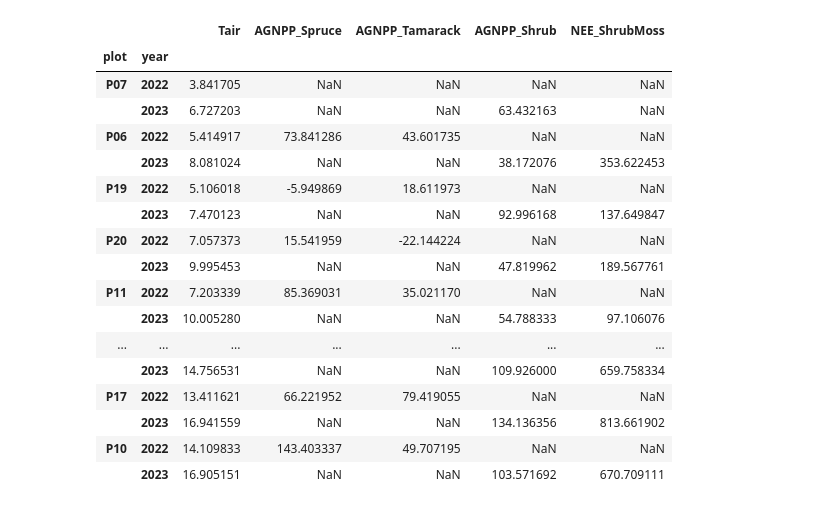
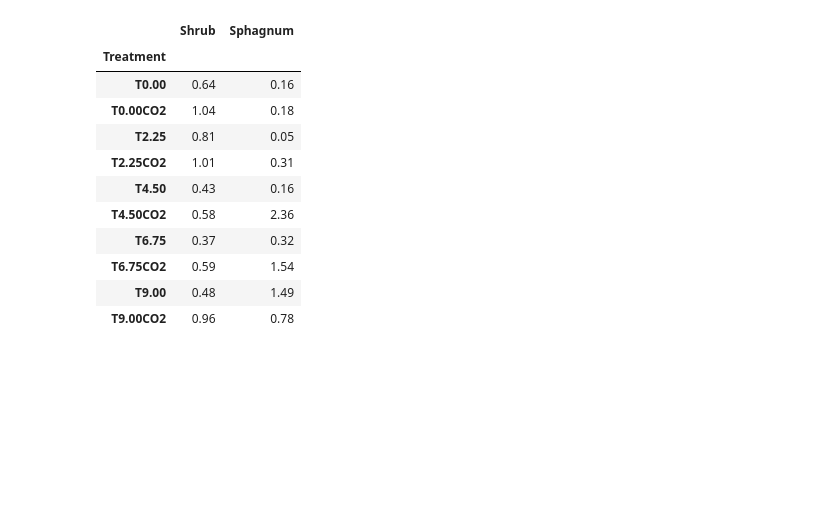
Before and after one commit to ypwong22/elm_nutrients, a Jupyter notebook: plot_carbonfluxes.ipynb, the cells around one changed output. Saved outputs shown, nothing was run; the diff lists cells and outputs as text; code cells hidden in the pictures; blank space fills up the shorter version.

```diff
--- a/plot_carbonfluxes.ipynb
+++ b/plot_carbonfluxes.ipynb
@@ -452,27 +478,24 @@ all_data_post2021['Obs'] = obs_data
 for p, prefix in enumerate(['20260226_default_default','20260226_default_optim','20260226_MYCI_default','20260226_MYCI_optim']):
     sim_temp = get_post2021_sim(prefix, collar_ratio, VAR_LIST_2023)
     all_data_post2021[prefix] = sim_temp
-# %%
-all_data_post2021['Obs']
-# %% [output]
-|  |  | Tair | AGNPP_Spruce | AGNPP_Tamarack | AGNPP_Shrub | NEE_ShrubMoss |
-| plot | year |  |  |  |  |  |
-| P07 | 2022 | 3.841705 | NaN | NaN | NaN | NaN |
-|  | 2023 | 6.727203 | NaN | NaN | 63.432163 | NaN |
-| P06 | 2022 | 5.414917 | 73.841286 | 43.601735 | NaN | NaN |
-|  | 2023 | 8.081024 | NaN | NaN | 38.172076 | 353.622453 |
-| P19 | 2022 | 5.106018 | -5.949869 | 18.611973 | NaN | NaN |
-|  | 2023 | 7.470123 | NaN | NaN | 92.996168 | 137.649847 |
-| P20 | 2022 | 7.057373 | 15.541959 | -22.144224 | NaN | NaN |
-|  | 2023 | 9.995453 | NaN | NaN | 47.819962 | 189.567761 |
-| P11 | 2022 | 7.203339 | 85.369031 | 35.021170 | NaN | NaN |
-|  | 2023 | 10.005280 | NaN | NaN | 54.788333 | 97.106076 |
-| ... | ... | ... | ... | ... | ... | ... |
-|  | 2023 | 14.756531 | NaN | NaN | 109.926000 | 659.758334 |
-| P17 | 2022 | 13.411621 | 66.221952 | 79.419055 | NaN | NaN |
-|  | 2023 | 16.941559 | NaN | NaN | 134.136356 | 813.661902 |
-| P10 | 2022 | 14.109833 | 143.403337 | 49.707195 | NaN | NaN |
-|  | 2023 | 16.905151 | NaN | NaN | 103.571692 | 670.709111 |
+# %%
+collar_ratio_print = collar_ratio.copy()
+collar_ratio_print['Treatment'] = [chamber_list_complete_dict[p] for p in collar_ratio_print.index]
+collar_ratio_print.set_index('Treatment', inplace=True, drop=True)
+collar_ratio_print.sort_index().round(2)
+# %% [output]
+|  | Shrub | Sphagnum |
+| Treatment |  |  |
+| T0.00 | 0.64 | 0.16 |
+| T0.00CO2 | 1.04 | 0.18 |
+| T2.25 | 0.81 | 0.05 |
+| T2.25CO2 | 1.01 | 0.31 |
+| T4.50 | 0.43 | 0.16 |
+| T4.50CO2 | 0.58 | 2.36 |
+| T6.75 | 0.37 | 0.32 |
+| T6.75CO2 | 0.59 | 1.54 |
+| T9.00 | 0.48 | 1.49 |
+| T9.00CO2 | 0.96 | 0.78 |
 # %%
 #########################################################
 # Plot the pre-2021 data as scatter plots
```
Also changed, not shown: parts of 9 cells of this notebook, 5 other files.
